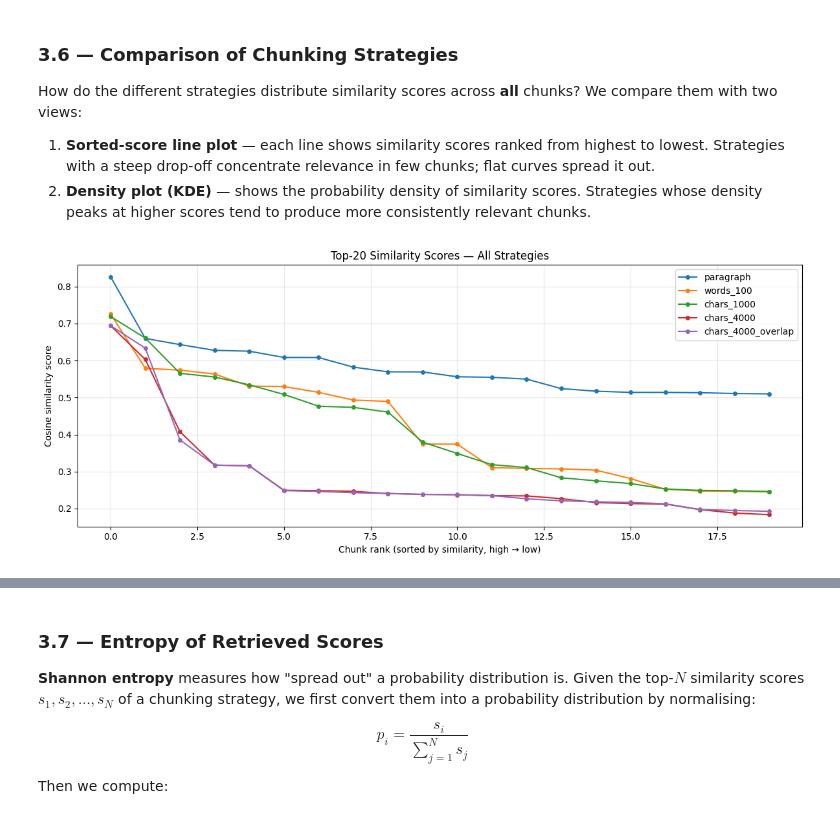
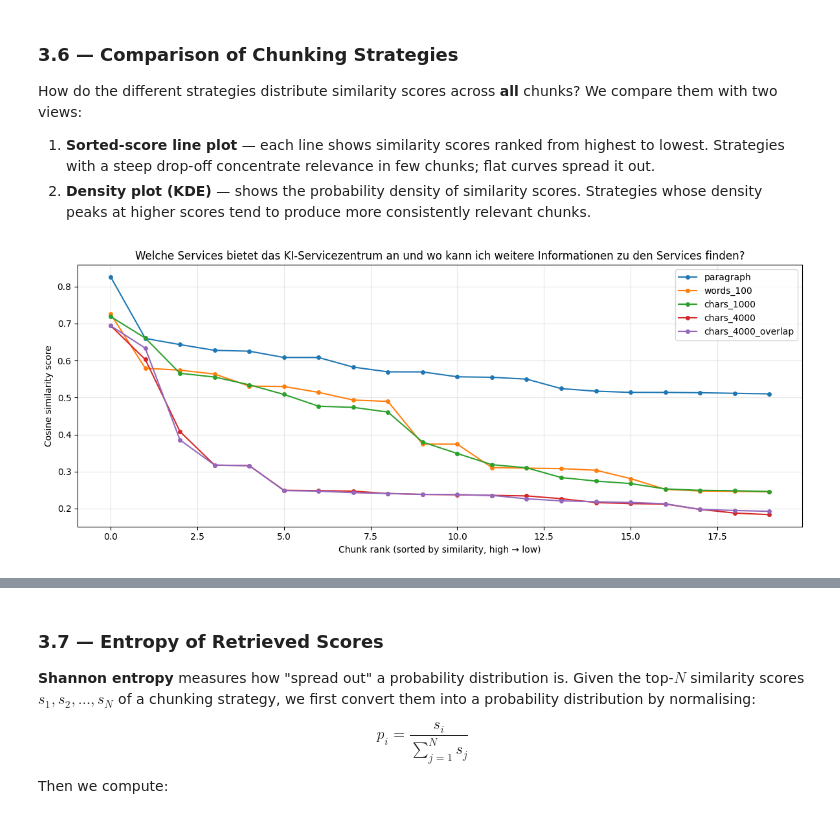
Before and after one commit to shsad/RAG-Evaluation, a Jupyter notebook: notebooks/01_chunking_and_retrieval.ipynb, the cells around one changed output, grey strips where cells are left out. Saved outputs shown, nothing was run; the diff lists cells and outputs as text; code cells hidden in the pictures.

```diff
--- a/notebooks/01_chunking_and_retrieval.ipynb
+++ b/notebooks/01_chunking_and_retrieval.ipynb
@@ -670,22 +682,22 @@ How do the different strategies distribute similarity scores across **all** chun
 # %%
 # --- Sorted-score line plot (top-N chunks) ---
 TOP_N = 20  # change this to plot more or fewer chunks
 
 fig, ax = plt.subplots(figsize=(12, 5))
 
 for name, scores in strategy_scores.items():
     top = scores[:TOP_N]
     ax.plot(range(len(top)), top, marker="o", markersize=4, label=name, linewidth=1.5)
 
 ax.set_xlabel("Chunk rank (sorted by similarity, high → low)")
 ax.set_ylabel("Cosine similarity score")
-ax.set_title(f"Top-{TOP_N} Similarity Scores — All Strategies")
+ax.set_title(f"Welche Services bietet das KI-Servicezentrum an und wo kann ich weitere Informationen zu den Services finden?")
 ax.legend()
 ax.grid(True, alpha=0.3)
 plt.tight_layout()
 plt.show()
 # %% [output]
-[figure, old version]
+[figure, new version]
 # %%
 # --- Density plot (Gaussian KDE) of top-N chunks ---
 
```
Also changed, not shown: parts of 9 cells of this notebook.
